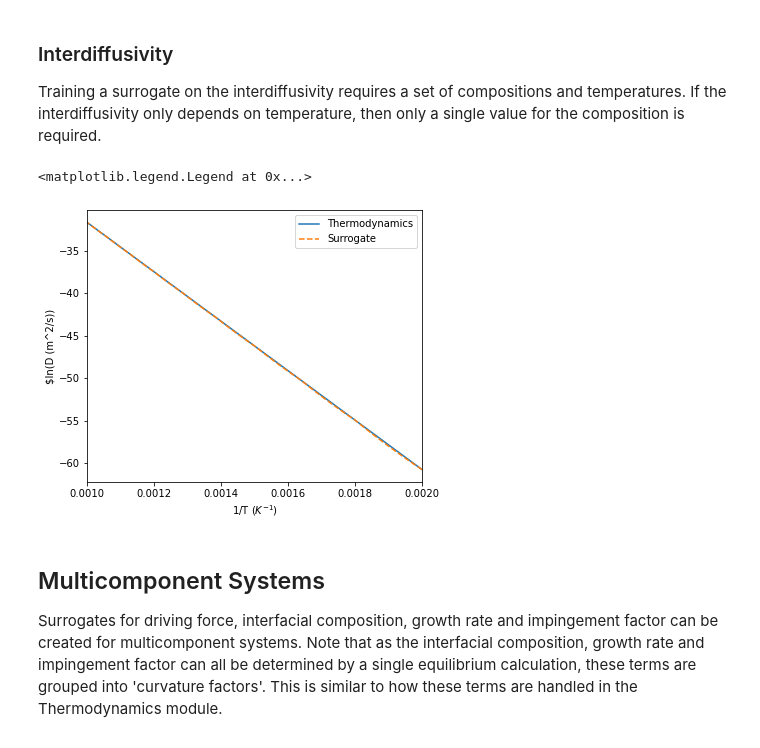
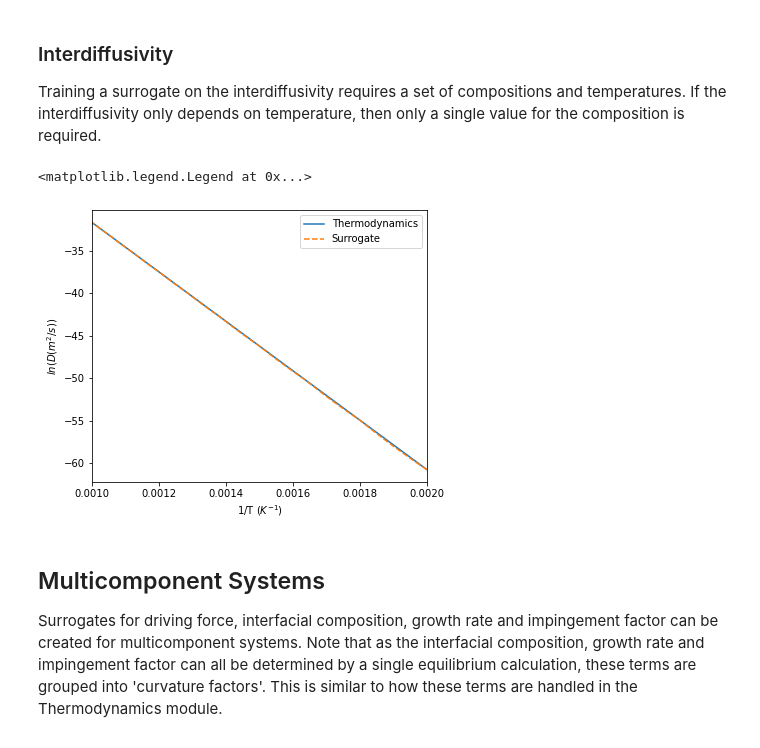
Before and after one commit to materialsgenomefoundation/kawin, a Jupyter notebook: examples/Surrogates.ipynb, the cells around one changed output. Cells and saved outputs as stored; diff of their text form; code cells hidden in the pictures.

```diff
--- a/examples/Surrogates.ipynb
+++ b/examples/Surrogates.ipynb
@@ -93,25 +93,25 @@ Training a surrogate on the interdiffusivity requires a set of compositions and
 # %%
 #Train interdiffusivity
 Ttrain = np.linspace(500, 1000, 10)
 binarySurr.trainInterdiffusivity([0.01], Ttrain, scale='log')
 
 #Compare surrogate and thermodynamics modules
 Ttest = np.linspace(500, 1000, 100)
 binaryTherm.clearCache()
 dTherm = binaryTherm.getInterdiffusivity(np.ones(100)*0.01, Ttest)
 dSurr = binarySurr.getInterdiffusivity(np.ones(100)*0.01, Ttest)
 
 fig3 = plt.figure(3, figsize=(6, 5))
 ax3 = fig3.add_subplot(111)
 ax3.plot(1/Ttest, np.log(dTherm), label='Thermodynamics')
 ax3.plot(1/Ttest, np.log(dSurr), label='Surrogate', linestyle='--')
 ax3.set_xlim([1/1000, 1/500])
 ax3.set_xlabel('1/T ($K^{-1}$)')
-ax3.set_ylabel('$ln(D (m^2/s))')
+ax3.set_ylabel('$ln(D (m^2/s))$')
 ax3.legend()
 # %% [output]
 <matplotlib.legend.Legend at 0x...>
-[figure, old version]
+[figure, new version]
 # %% [markdown]
 ## Multicomponent Systems
 
```
Also changed, not shown: 7 other files.
